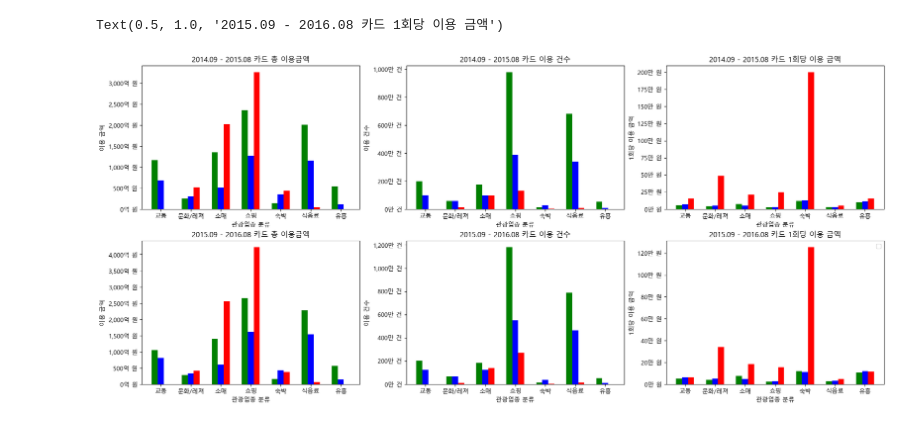
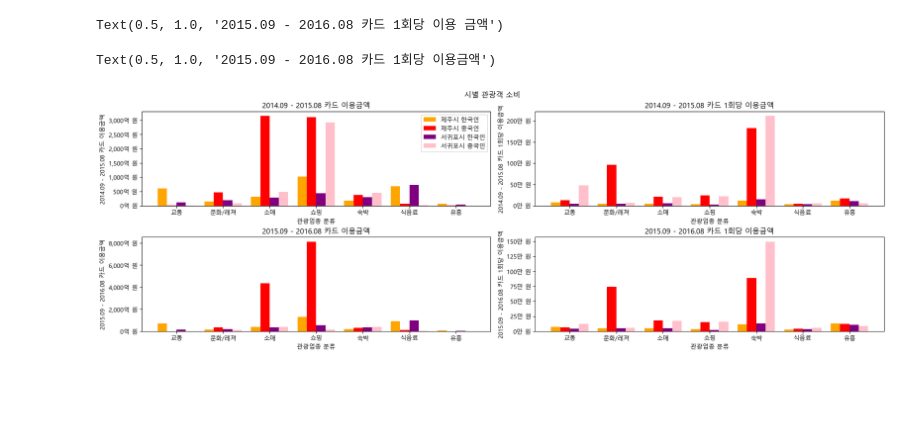
Before and after one commit to imbesky/jeju_spend, a Jupyter notebook: analysis.ipynb, the cells around one changed output. Cells and saved outputs as stored; diff of their text form; code cells hidden in the pictures; blank space fills up the shorter version.

```diff
--- a/analysis.ipynb
+++ b/analysis.ipynb
@@ -185,7 +180,3 @@ axs[1,2].set_ylabel('1회당 이용 금액')
 axs[1,2].set_title('2015.09 - 2016.08 카드 1회당 이용 금액')
 # %% [output]
 Text(0.5, 1.0, '2015.09 - 2016.08 카드 1회당 이용 금액')
-# %%
-fig
-# %% [output]
-[figure, removed]
@@ -191,0 +185,58 @@ fig
+# %%
+# 2. 지역에 따른 분류
+
+# 1) 제주시/서귀포시
+
+jeju_k = card_korean[(card_korean['지역구분_시'] == '제주시') & (card_korean['회원 거주지'] != '제주')].iloc[:, np.r_[4,9:15]].groupby('관광업종 구분').sum().reset_index()
+jeju_c = card_chinese[card_chinese['지역구분_시'] == '제주시'].iloc[:, np.r_[4, 6:12]].groupby('관광업종 구분').sum().reset_index()
+
+suguipo_k = card_korean[(card_korean['지역구분_시'] == '서귀포시') & (card_korean['회원 거주지'] != '제주')].iloc[:, np.r_[4, 9:15]].groupby('관광업종 구분').sum().reset_index()
+suguipo_c = card_chinese[card_chinese['지역구분_시'] == '서귀포시'].iloc[:, np.r_[4, 6:12]].groupby('관광업종 구분').sum().reset_index()
+
+fig2, axs2 = plt.subplots(2, 2, figsize = (18, 6), constrained_layout=True)
+fig2.suptitle('시별 관광객 소비')
+
+axs2[0,0].bar(index - 1.5*width, jeju_k.iloc[:, 1], width, color = 'orange', label = '제주시 한국인')
+axs2[0,0].bar(index - 0.5*width, jeju_c.iloc[:, 1], width, color = 'red', label = '제주시 중국인')
+axs2[0,0].bar(index + 0.5*width, suguipo_k.iloc[:, 1], width, color = 'purple', label = '서귀포시 한국인')
+axs2[0,0].bar(index + 1.5*width, suguipo_c.iloc[:, 1], width, color = 'pink', label = '서귀포시 중국인')
+axs2[0,0].set_xticks(index, categories)
+axs2[0,0].set_yticklabels([f'{int(y/100000000):,}억 원' for y in axs2[0,0].get_yticks()])
+axs2[0,0].set_xlabel('관광업종 분류')
+axs2[0,0].set_ylabel('2014.09 - 2015.08 카드 이용금액')
+axs2[0,0].set_title('2014.09 - 2015.08 카드 이용금액')
+
+axs2[0,0].legend()
+
+axs2[0,1].bar(index - 1.5*width, (jeju_k.iloc[:, 1] / jeju_k.iloc[:, 2]), width, color = 'orange')
+axs2[0,1].bar(index - 0.5*width, (jeju_c.iloc[:, 1] / jeju_c.iloc[:, 2]), width, color = 'red')
+axs2[0,1].bar(index + 0.5*width, (suguipo_k.iloc[:, 1] / suguipo_k.iloc[:, 2]), width, color = 'purple')
+axs2[0,1].bar(index + 1.5*width, (suguipo_c.iloc[:, 1] / suguipo_c.iloc[:, 2]), width, color = 'pink')
+axs2[0,1].set_xticks(index, categories)
+axs2[0,1].set_yticklabels([f'{int(y/10000):,}만 원' for y in axs2[0,1].get_yticks()])
+axs2[0,1].set_xlabel('관광업종 분류')
+axs2[0,1].set_ylabel('2014.09 - 2015.08 카드 1회당 이용금액')
+axs2[0,1].set_title('2014.09 - 2015.08 카드 1회당 이용금액')
+
+axs2[1,0].bar(index - 1.5*width, jeju_k.iloc[:, 4], width, color = 'orange')
+axs2[1,0].bar(index - 0.5*width, jeju_c.iloc[:, 4], width, color = 'red')
+axs2[1,0].bar(index + 0.5*width, suguipo_k.iloc[:, 4], width, color = 'purple')
+axs2[1,0].bar(index + 1.5*width, suguipo_c.iloc[:, 4], width, color = 'pink')
+axs2[1,0].set_xticks(index, categories)
+axs2[1,0].set_yticklabels([f'{int(y/100000000):,}억 원' for y in axs2[1,0].get_yticks()])
+axs2[1,0].set_xlabel('관광업종 분류')
+axs2[1,0].set_ylabel('2015.09 - 2016.08 카드 이용금액')
+axs2[1,0].set_title('2015.09 - 2016.08 카드 이용금액')
+
+axs2[1,1].bar(index - 1.5*width, (jeju_k.iloc[:, 4] / jeju_k.iloc[:, 5]), width, color = 'orange')
+axs2[1,1].bar(index - 0.5*width, (jeju_c.iloc[:, 4] / jeju_c.iloc[:, 5]), width, color = 'red')
+axs2[1,1].bar(index + 0.5*width, (suguipo_k.iloc[:, 4] / suguipo_k.iloc[:, 5]), width, color = 'purple')
+axs2[1,1].bar(index + 1.5*width, (suguipo_c.iloc[:, 4] / suguipo_c.iloc[:, 5]), width, color = 'pink')
+axs2[1,1].set_xticks(index, categories)
+axs2[1,1].set_yticklabels([f'{int(y/10000):,}만 원' for y in axs2[1,1].get_yticks()])
+axs2[1,1].set_xlabel('관광업종 분류')
+axs2[1,1].set_ylabel('2015.09 - 2016.08 카드 1회당 이용금액')
+axs2[1,1].set_title('2015.09 - 2016.08 카드 1회당 이용금액')
+# %% [output]
+Text(0.5, 1.0, '2015.09 - 2016.08 카드 1회당 이용금액')
+[figure, added]
```
Also changed, not shown: parts of 11 cells of this notebook.
